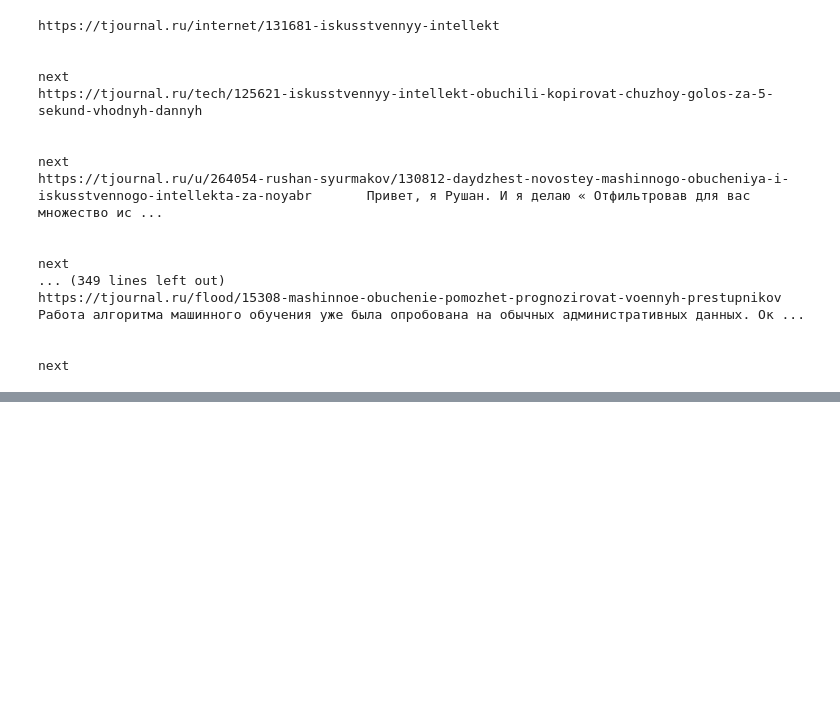
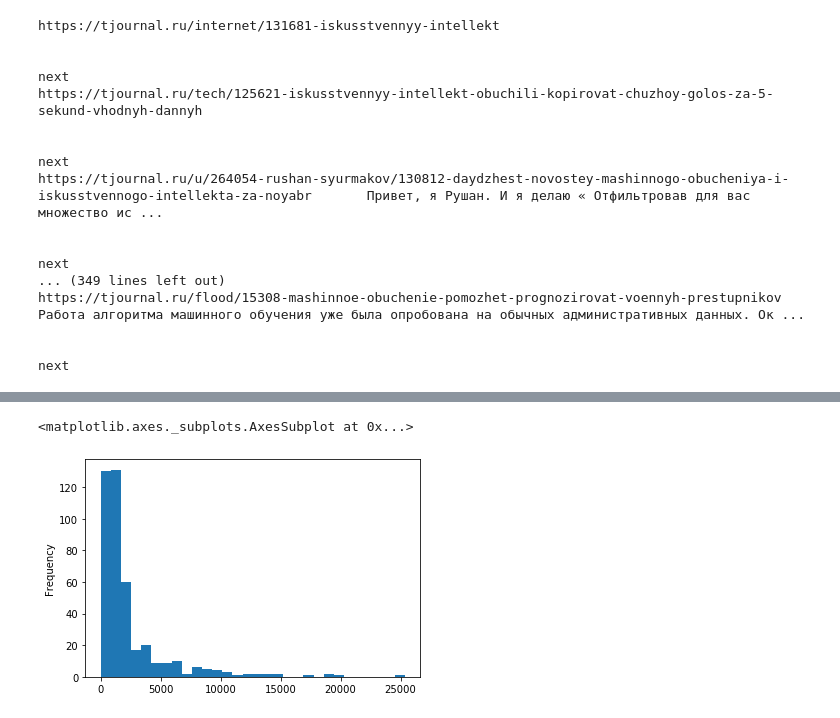
Before and after one commit to Polad27/diploma, a Jupyter notebook: EDA.ipynb, the cells around one changed output, grey strips where cells are left out. Drawn from its saved outputs; the diff is of its cells as text; code cells hidden in the pictures; blank space fills up the shorter version.

```diff
--- a/EDA.ipynb
+++ b/EDA.ipynb
@@ -22,7 +30,7 @@ df.drop_duplicates(subset=['article_url']).shape
 # %% [output]
 (396, 6)
 # %%
-df['article_length'] = df.article_content.apply(lambda x: len(x) if x is not np.nan else np.nan)
+df_tjornal['article_length'] = df_tjornal.article_content.apply(lambda x: len(x) if x is not np.nan else np.nan)
 # %%
 row[1]
 # %% [output]
@@ -57,0 +91,5 @@ next
+# %%
+df.article_content.apply(lambda x: len(x)).plot(kind='hist', bins=30)
+# %% [output]
+<matplotlib.axes._subplots.AxesSubplot at 0x...>
+[figure, added]
```
Also changed, not shown: parts of 17 cells of this notebook, 5 other files.
